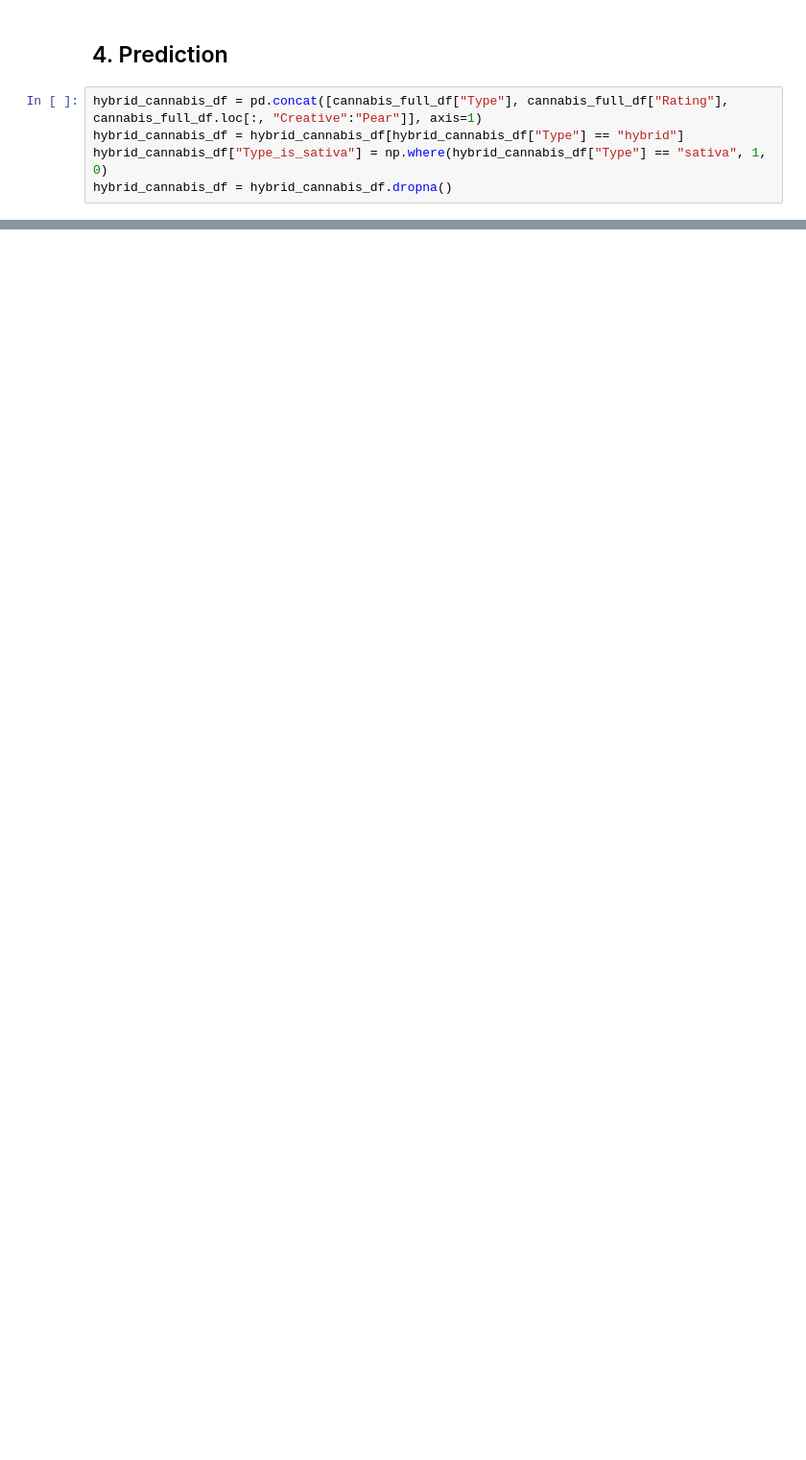
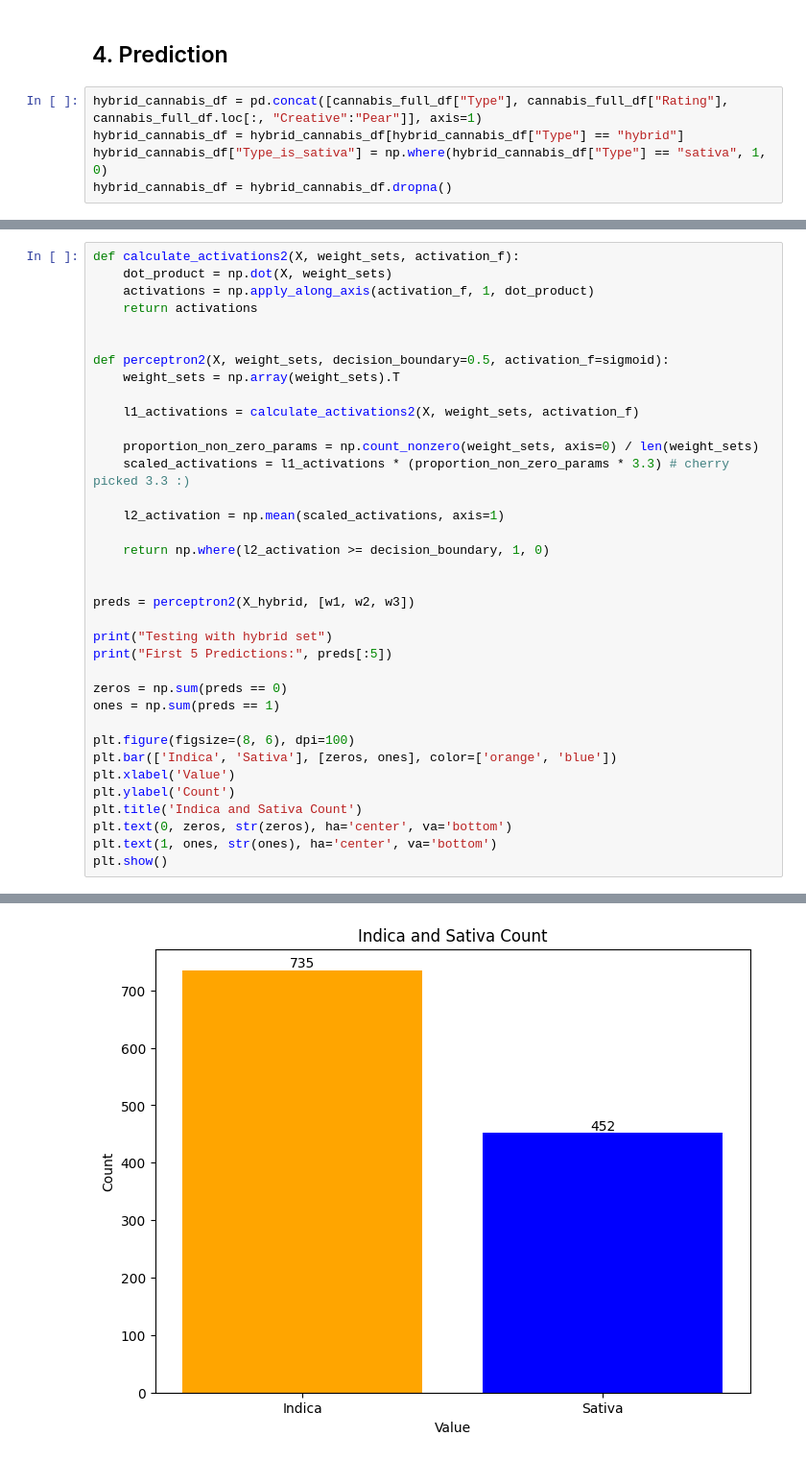
Before and after one commit to erikluu/MiniNeuralNet, a Jupyter notebook: process.ipynb, the cells around one changed output, grey strips where cells are left out. Shown: that part at 96% size. Drawn from its saved outputs; the diff is of its cells as text; blank space fills up the shorter version.

```diff
--- a/process.ipynb
+++ b/process.ipynb
@@ -173,0 +233,37 @@ cannabis_df.head()
+# %%
+def calculate_activations2(X, weight_sets, activation_f):
+    dot_product = np.dot(X, weight_sets)
+    activations = np.apply_along_axis(activation_f, 1, dot_product)
+    return activations
+
+
+def perceptron2(X, weight_sets, decision_boundary=0.5, activation_f=sigmoid):
+    weight_sets = np.array(weight_sets).T
+
+    l1_activations = calculate_activations2(X, weight_sets, activation_f)
+
+    proportion_non_zero_params = np.count_nonzero(weight_sets, axis=0) / len(weight_sets)
+    scaled_activations = l1_activations * (proportion_non_zero_params * 3.3) # cherry picked 3.3 :)
+
+    l2_activation = np.mean(scaled_activations, axis=1)
+
+    return np.where(l2_activation >= decision_boundary, 1, 0)
+
+
+preds = perceptron2(X_hybrid, [w1, w2, w3])
+
+print("Testing with hybrid set")
+print("First 5 Predictions:", preds[:5])
+
+zeros = np.sum(preds == 0)
+ones = np.sum(preds == 1)
+
+plt.figure(figsize=(8, 6), dpi=100)
+plt.bar(['Indica', 'Sativa'], [zeros, ones], color=['orange', 'blue'])
+plt.xlabel('Value')
+plt.ylabel('Count')
+plt.title('Indica and Sativa Count')
+plt.text(0, zeros, str(zeros), ha='center', va='bottom')
+plt.text(1, ones, str(ones), ha='center', va='bottom')
+plt.show()
+# %% [output]
@@ -173,0 +272 @@ cannabis_df.head()
+[figure, added]
```
Also changed, not shown: parts of 14 cells of this notebook.
